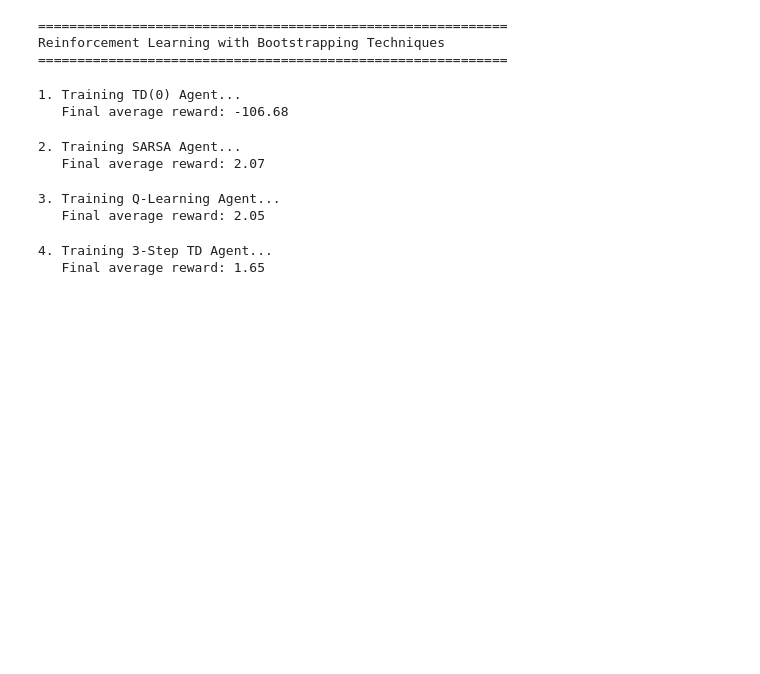
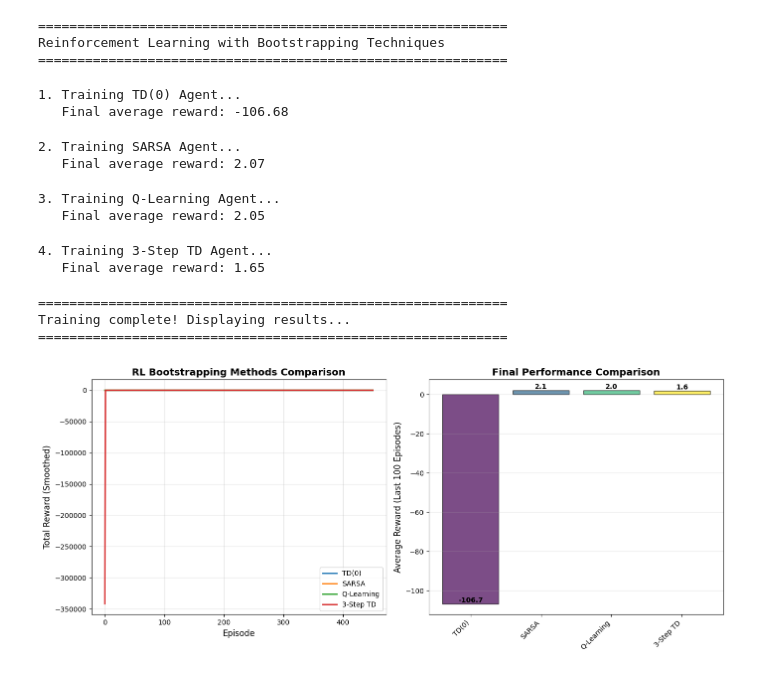
Before and after one commit to Abhijith-E/ReinforcementLearning, a Jupyter notebook: Lab6.ipynb, the cells around one changed output. Cells and saved outputs as stored; diff of their text form; code cells hidden in the pictures; blank space fills up the shorter version.

Commit message:
feat: add results visualization call
- Display completion message
- Generate comparison plots
- Show learning curves and performance bars

```diff
--- a/Lab6.ipynb
+++ b/Lab6.ipynb
@@ -373,3 +373,14 @@ print(f"   Final average reward: {np.mean(nstep_rewards[-100:]):.2f}")
 # %% [output]
 4. Training 3-Step TD Agent...
    Final average reward: 1.65
+# %%
+# Visualize results
+print("\n" + "=" * 60)
+print("Training complete! Displaying results...")
+print("=" * 60)
+visualize_results(results)
+# %% [output]
+============================================================
+Training complete! Displaying results...
+============================================================
+[figure, added]
```
